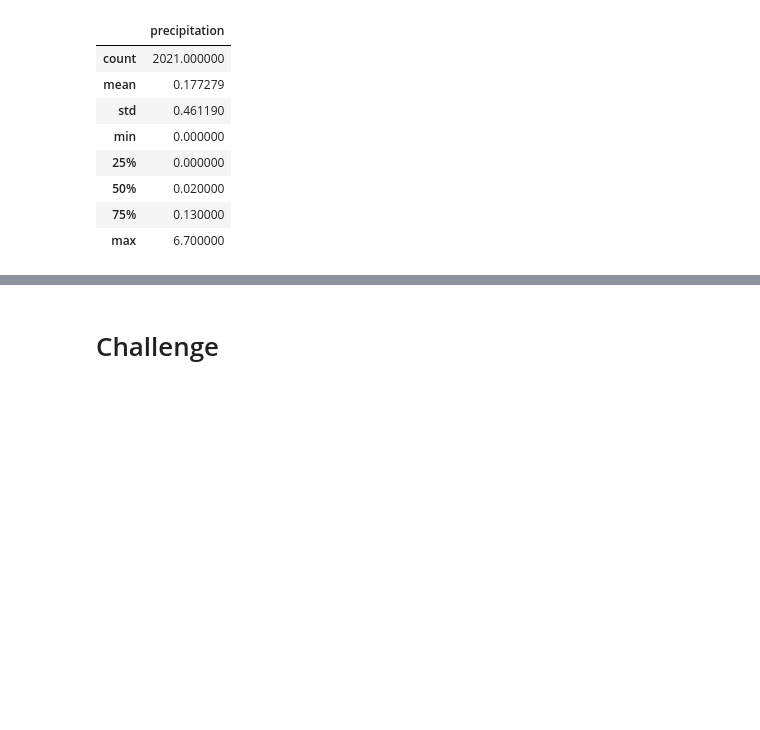
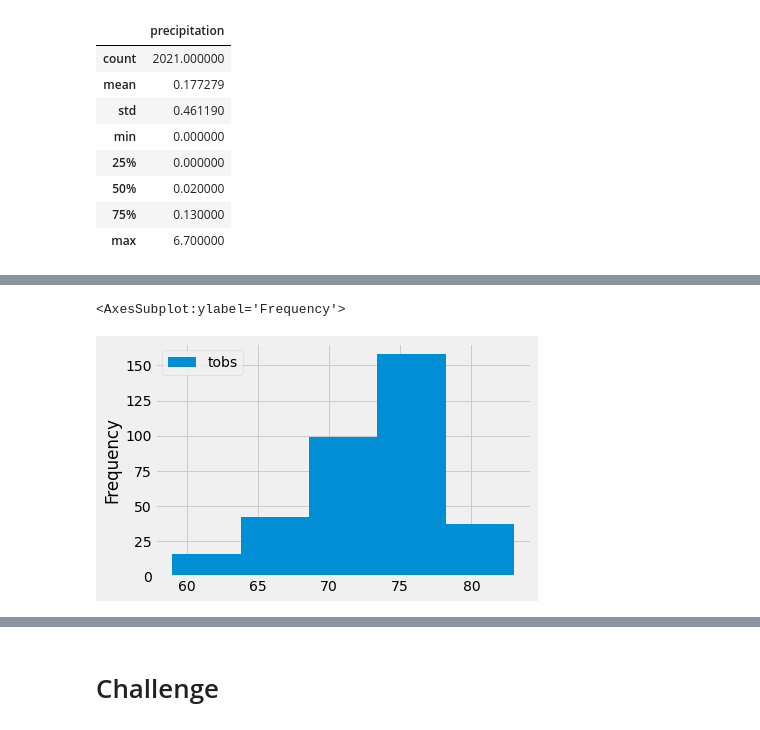
Before and after one commit to yingko123/surfs_up, a Jupyter notebook: climate_analysis.ipynb, the cells around one changed output, grey strips where cells are left out. Saved outputs shown, nothing was run; the diff lists cells and outputs as text; code cells hidden in the pictures; blank space fills up the shorter version.

```diff
--- a/climate_analysis.ipynb
+++ b/climate_analysis.ipynb
@@ -199,0 +264,5 @@ df.describe()
+# %%
+df.plot.hist(bins=5)
+# %% [output]
+<AxesSubplot:ylabel='Frequency'>
+[figure, added]
```
Also changed, not shown: parts of 10 cells of this notebook, 1 other file.
